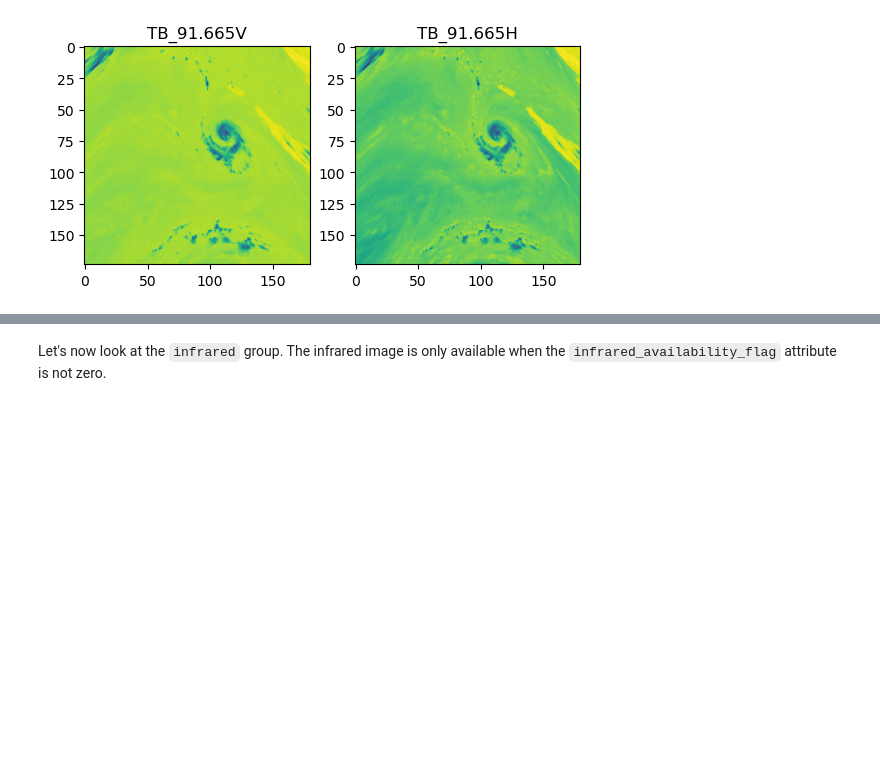
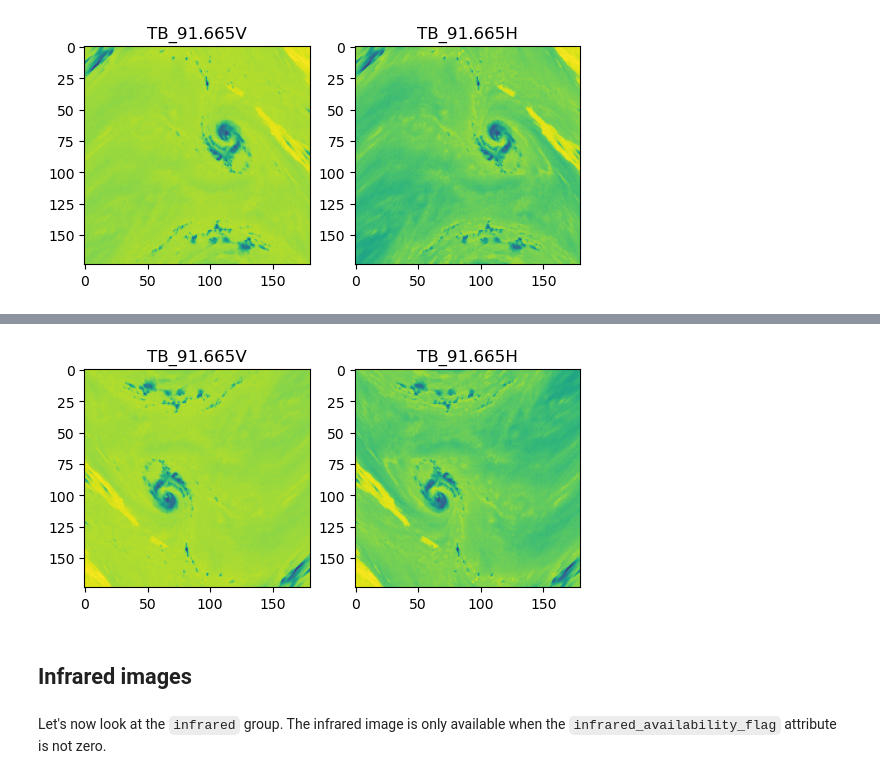
Before and after one commit to dauvillc/tc_multi_sources, a Jupyter notebook: notebooks/tc_primed.ipynb, the cells around one changed output, grey strips where cells are left out. Saved outputs shown, nothing was run; the diff lists cells and outputs as text; code cells hidden in the pictures; blank space fills up the shorter version.

````diff
--- a/notebooks/tc_primed.ipynb
+++ b/notebooks/tc_primed.ipynb
@@ -113,0 +168,4 @@ for ax, var in zip(axes, tb_vars):
+# %%
+s4 = xr.open_dataset(xr.backends.NetCDF4DataStore(pmw['S4']))
+s4 = s4.isel(scan=slice(None, None, -1)).isel(pixel=slice(None, None, -1))
+s4.latitude
@@ -114,3 +183,14 @@ for ax, var in zip(axes, tb_vars):
+# %%
+tb_vars = [var for var in list(s4.variables.keys()) if var.startswith('TB')]
+
+fig, axes = plt.subplots(nrows=1, ncols=len(tb_vars))
+for ax, var in zip(axes, tb_vars):
+    ax.imshow(s4[var])
+    ax.set_title(var)
+# %% [output]
+[figure, added]
+# %% [markdown]
+## Infrared images
 # %% [markdown]
 Let's now look at the ```infrared``` group. The infrared image is only available when the ```infrared_availability_flag``` attribute is not zero.
 # %%
````
Also changed, not shown: parts of 9 cells of this notebook, 2 other files.
